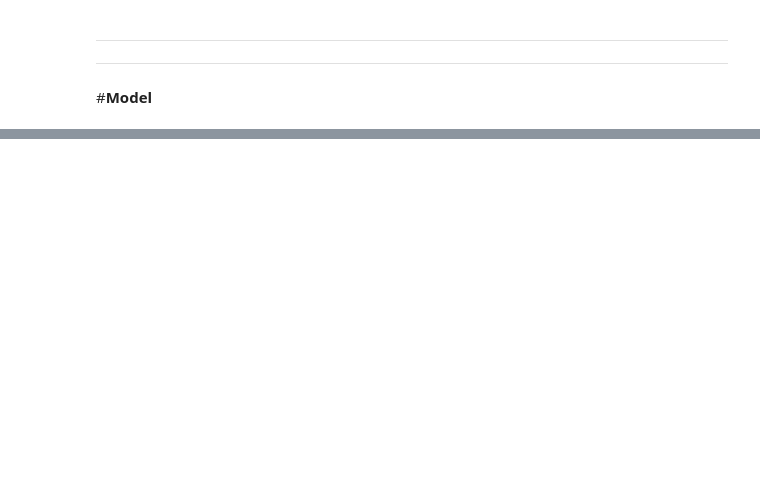
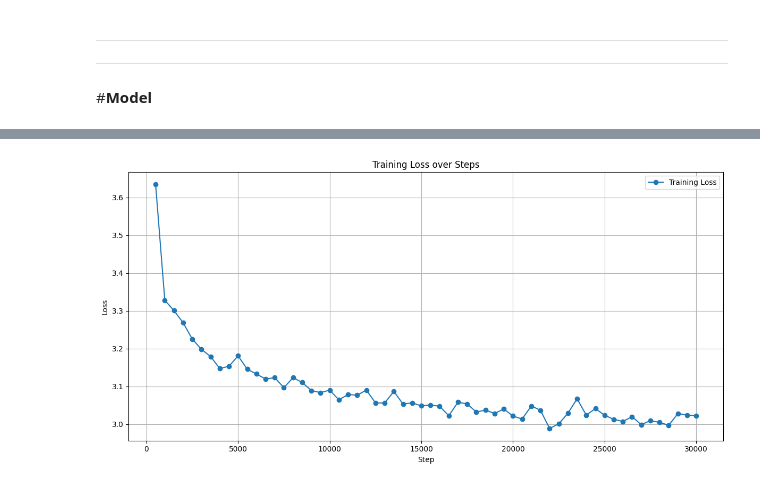
Before and after one commit to bhar-gav/MDS-COLAB, a Jupyter notebook: FID_entity_pyramid_based.ipynb, the cells around one changed output, grey strips where cells are left out. Saved outputs shown, nothing was run; the diff lists cells and outputs as text; code cells hidden in the pictures; blank space fills up the shorter version.

```diff
--- a/FID_entity_pyramid_based.ipynb
+++ b/FID_entity_pyramid_based.ipynb
@@ -429,0 +1090,27 @@ print(rouge_results)
+# %%
+import matplotlib.pyplot as plt
+
+steps = list(range(500, 30001, 500))
+training_loss = [
+    3.6342, 3.3281, 3.3005, 3.2685, 3.2253, 3.1982, 3.1790, 3.1474, 3.1533, 3.1807,
+    3.1456, 3.1328, 3.1196, 3.1231, 3.0967, 3.1233, 3.1104, 3.0891, 3.0835, 3.0902,
+    3.0646, 3.0784, 3.0769, 3.0902, 3.0563, 3.0563, 3.0868, 3.0534, 3.0565, 3.0486,
+    3.0509, 3.0474, 3.0224, 3.0585, 3.0534, 3.0325, 3.0373, 3.0285, 3.0403, 3.0217,
+    3.0137, 3.0483, 3.0370, 2.9888, 3.0010, 3.0291, 3.0673, 3.0242, 3.0413, 3.0238,
+    3.0130, 3.0074, 3.0201, 2.9988, 3.0096, 3.0048, 2.9973, 3.0282, 3.0244, 3.0226
+]
+
+plt.figure(figsize=(12, 6))
+plt.plot(steps, training_loss, label='Training Loss', marker='o')
+plt.title('Training Loss over Steps')
+plt.xlabel('Step')
+plt.ylabel('Loss')
+plt.grid(True)
+plt.legend()
+plt.tight_layout()
+
+# Save plot to file
+plt.savefig("training_loss_plot.png", dpi=300)
+plt.show()
+# %% [output]
+[figure, added]
```
Also changed, not shown: parts of 63 cells of this notebook.
